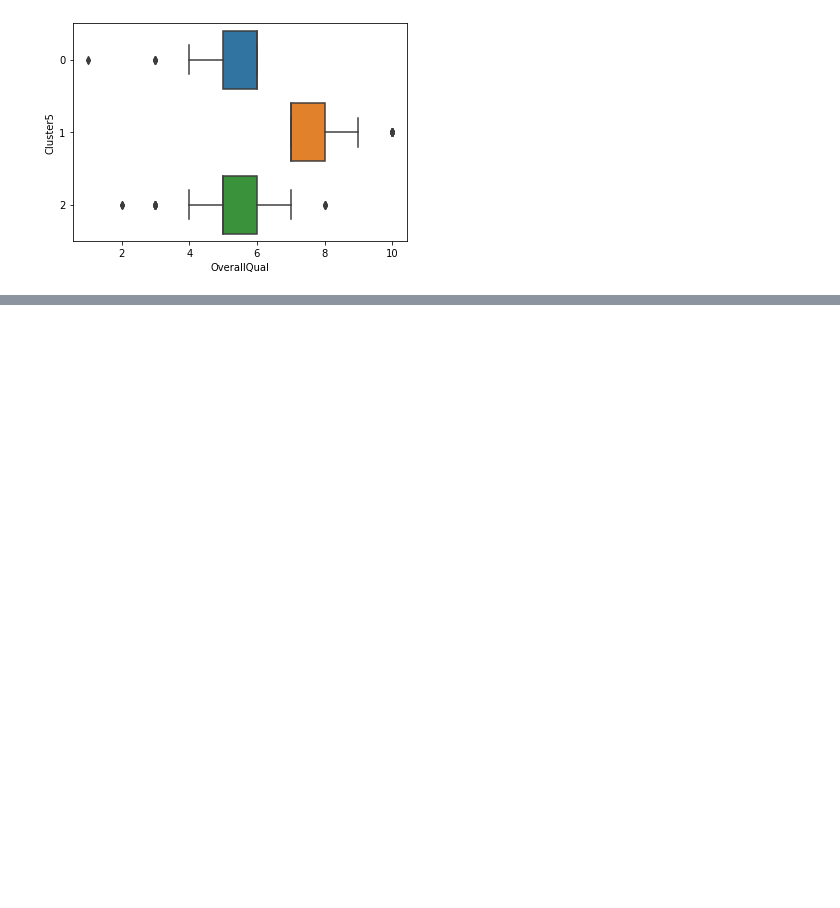
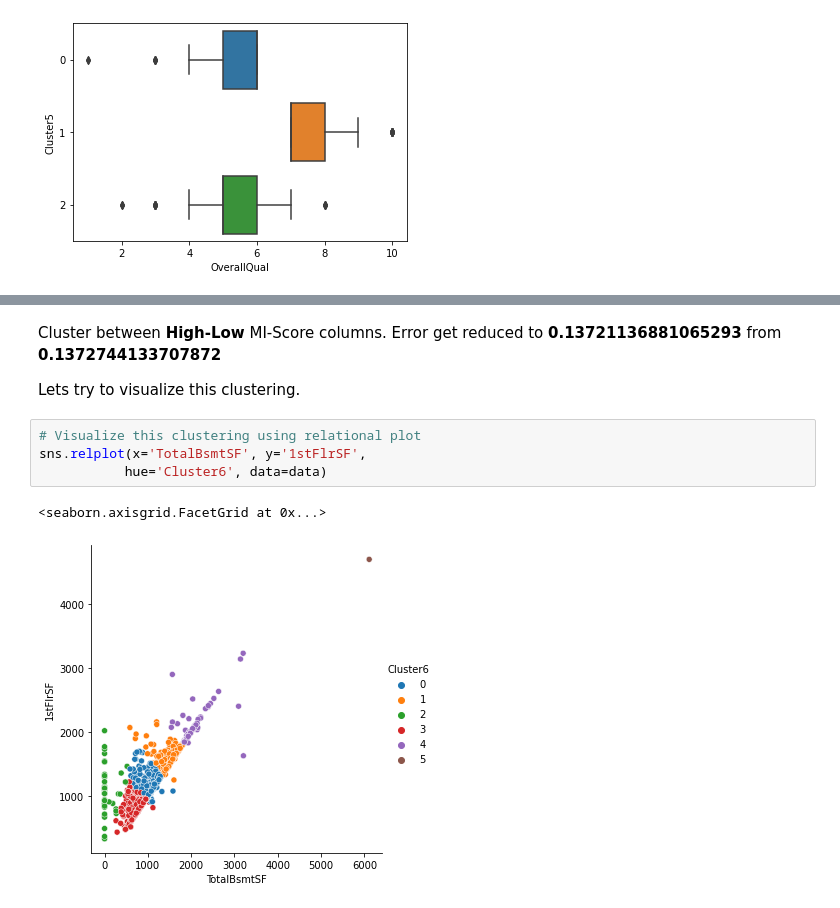
Before and after one commit to naseemap47/predictHousePrices-MachineLearning-python, a Jupyter notebook: jupyter_notebook.ipynb, the cells around one changed output, grey strips where cells are left out. Saved outputs shown, nothing was run; the diff lists cells and outputs as text; blank space fills up the shorter version.

Commit message:
clustered remaining high MI-score columns with other columns with help of heatmap, error score - 0.13664753713771674

```diff
--- a/jupyter_notebook.ipynb
+++ b/jupyter_notebook.ipynb
@@ -1661,0 +1692,12 @@ sns.boxplot(x='OverallQual', y='Cluster5',
+# %% [markdown]
+Cluster between **High-Low** MI-Score columns.
+Error get reduced to **0.13721136881065293** from **0.1372744133707872**
+
+Lets try to visualize this clustering.
+# %%
+# Visualize this clustering using relational plot
+sns.relplot(x='TotalBsmtSF', y='1stFlrSF',
+           hue='Cluster6', data=data)
+# %% [output]
+<seaborn.axisgrid.FacetGrid at 0x...>
+[figure, added]
```
Also changed, not shown: parts of 34 cells of this notebook.
